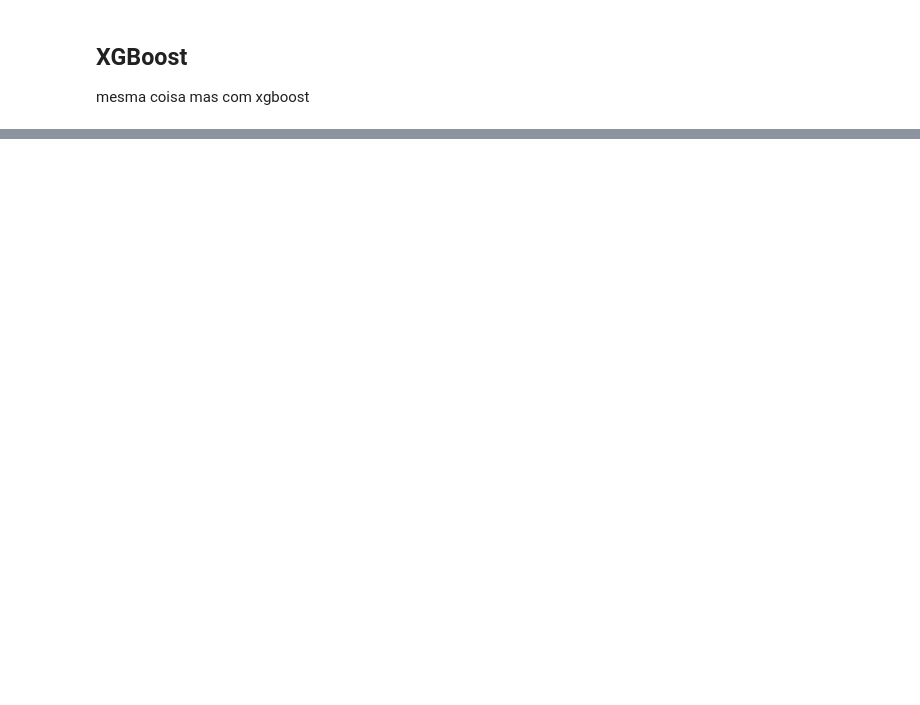
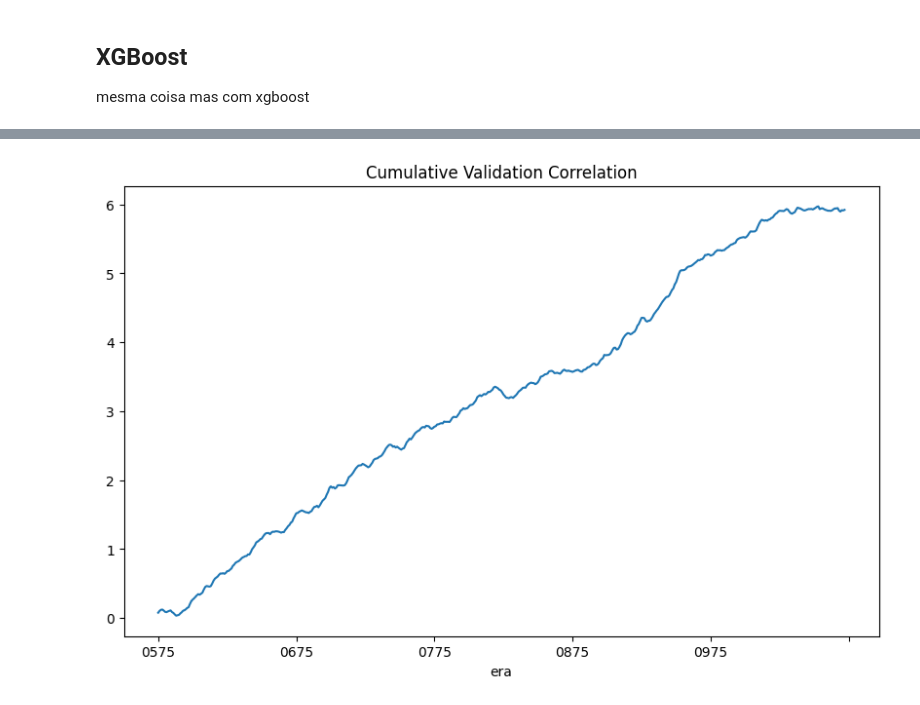
Before and after one commit to DrPeterPun/numerai, a Jupyter notebook: notebook.ipynb, the cells around one changed output, grey strips where cells are left out. Cells and saved outputs as stored; diff of their text form; code cells hidden in the pictures; blank space fills up the shorter version.

```diff
--- a/notebook.ipynb
+++ b/notebook.ipynb
@@ -143,0 +239,5 @@ validation_data[["era", "prediction", "target"]]
+# %%
+# Plot da corr/cummulatia / era, mais util porque permite ter nocao de "quanto ganha"__qualname__
+per_era_corr.cumsum().plot(kind="line", title="Cumulative Validation Correlation", figsize=(10, 6));
+# %% [output]
+[figure, added]
```
Also changed, not shown: parts of 8 cells of this notebook, 2 other files.
